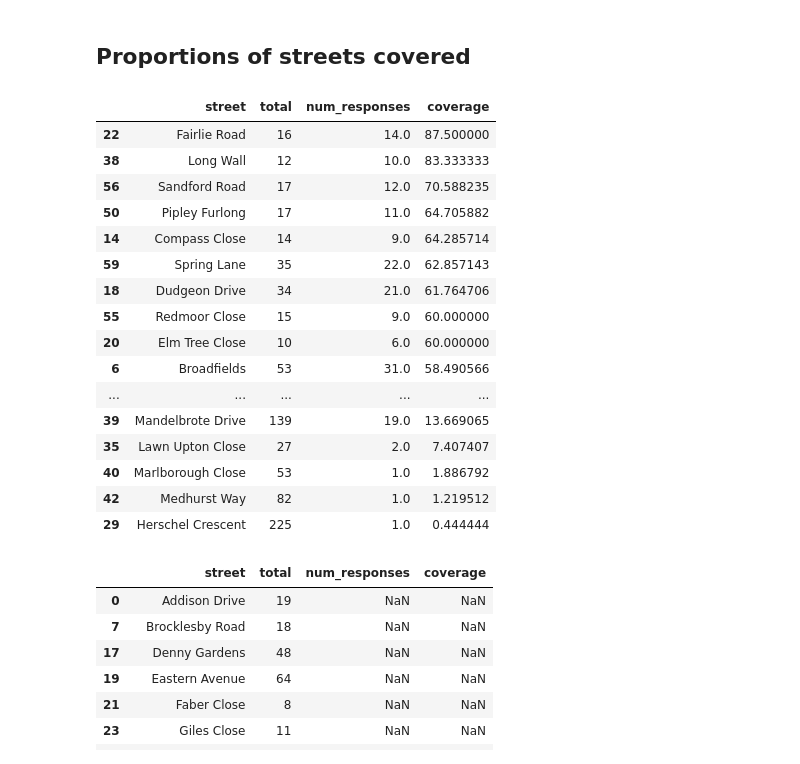
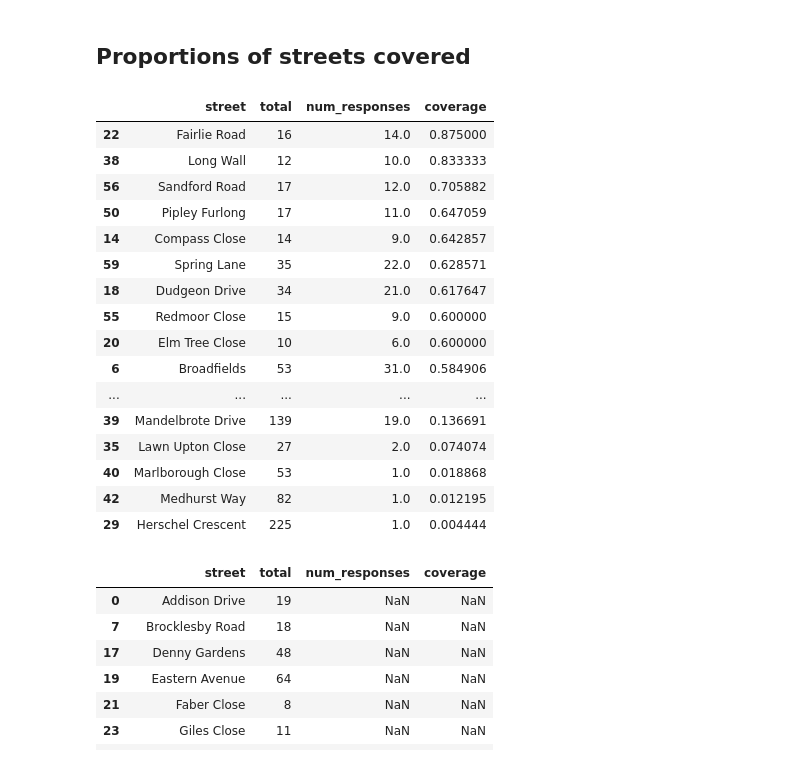
Before and after one commit to annarailton/littlemore_ltn_analysis, a Jupyter notebook: lpc_ltn_analysis.ipynb, the cells around one changed output. Drawn from its saved outputs; the diff is of its cells as text; code cells hidden in the pictures.

```diff
--- a/lpc_ltn_analysis.ipynb
+++ b/lpc_ltn_analysis.ipynb
@@ -248,31 +252,33 @@ Index(['timestamp', 'email', 'street', '1_reduce_traffic', '2_car_before',
 ## Proportions of streets covered
 # %%
 freq_count_by_street = df["street"].value_counts().to_frame().reset_index()
-freq_count_by_street = freq_count_by_street.rename(columns={"street": "count", "index": "street"})
+freq_count_by_street = freq_count_by_street.rename(
+    columns={"street": "count", "index": "street"}
+)
 # %%
 coverage = pd.merge(streets, freq_count_by_street, how="left", on=["street"]).rename(
     columns={"count_x": "total", "count_y": "num_responses"}
 )
-coverage["coverage"] = 100 * coverage["num_responses"] / coverage["total"]
+coverage["coverage"] = coverage["num_responses"] / coverage["total"]
 coverage[coverage["coverage"].notna()].sort_values(by=["coverage"], ascending=False)[
     ["street", "total", "num_responses", "coverage"]
 ]
 # %% [output]
 |  | street | total | num_responses | coverage |
-| 22 | Fairlie Road | 16 | 14.0 | 87.500000 |
-| 38 | Long Wall | 12 | 10.0 | 83.333333 |
-| 56 | Sandford Road | 17 | 12.0 | 70.588235 |
-| 50 | Pipley Furlong | 17 | 11.0 | 64.705882 |
-| 14 | Compass Close | 14 | 9.0 | 64.285714 |
-| 59 | Spring Lane | 35 | 22.0 | 62.857143 |
-| 18 | Dudgeon Drive | 34 | 21.0 | 61.764706 |
-| 55 | Redmoor Close | 15 | 9.0 | 60.000000 |
-| 20 | Elm Tree Close | 10 | 6.0 | 60.000000 |
-| 6 | Broadfields | 53 | 31.0 | 58.490566 |
+| 22 | Fairlie Road | 16 | 14.0 | 0.875000 |
+| 38 | Long Wall | 12 | 10.0 | 0.833333 |
+| 56 | Sandford Road | 17 | 12.0 | 0.705882 |
+| 50 | Pipley Furlong | 17 | 11.0 | 0.647059 |
+| 14 | Compass Close | 14 | 9.0 | 0.642857 |
+| 59 | Spring Lane | 35 | 22.0 | 0.628571 |
+| 18 | Dudgeon Drive | 34 | 21.0 | 0.617647 |
+| 55 | Redmoor Close | 15 | 9.0 | 0.600000 |
+| 20 | Elm Tree Close | 10 | 6.0 | 0.600000 |
+| 6 | Broadfields | 53 | 31.0 | 0.584906 |
 | ... | ... | ... | ... | ... |
-| 39 | Mandelbrote Drive | 139 | 19.0 | 13.669065 |
-| 35 | Lawn Upton Close | 27 | 2.0 | 7.407407 |
-| 40 | Marlborough Close | 53 | 1.0 | 1.886792 |
-| 42 | Medhurst Way | 82 | 1.0 | 1.219512 |
-| 29 | Herschel Crescent | 225 | 1.0 | 0.444444 |
+| 39 | Mandelbrote Drive | 139 | 19.0 | 0.136691 |
+| 35 | Lawn Upton Close | 27 | 2.0 | 0.074074 |
+| 40 | Marlborough Close | 53 | 1.0 | 0.018868 |
+| 42 | Medhurst Way | 82 | 1.0 | 0.012195 |
+| 29 | Herschel Crescent | 225 | 1.0 | 0.004444 |
 # %%
```
Also changed, not shown: parts of 31 cells of this notebook.
